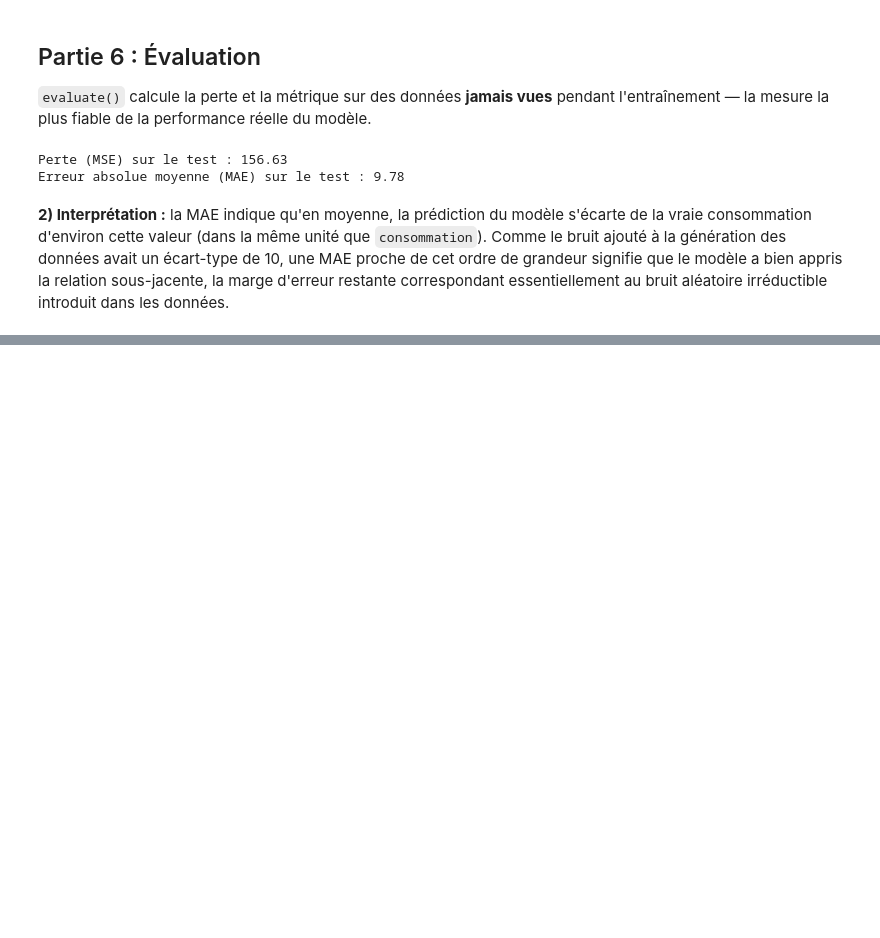
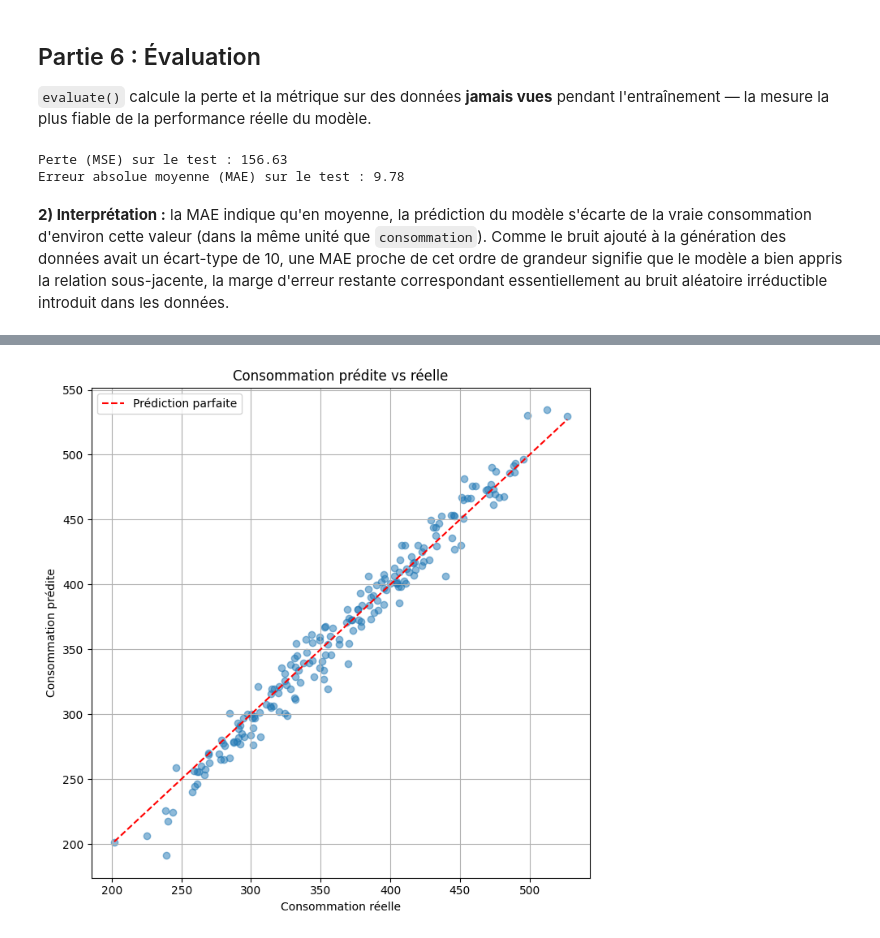
Before and after one commit to harounambaye/Tensorflow_Iot_Energy_Prediction, a Jupyter notebook: notebooks/Tensorflow_Iot_Energy_Prediction.ipynb, the cells around one changed output, grey strips where cells are left out. Cells and saved outputs as stored; diff of their text form; code cells hidden in the pictures; blank space fills up the shorter version.

Commit message:
Partie 7 : Prédiction

```diff
--- a/notebooks/Tensorflow_Iot_Energy_Prediction.ipynb
+++ b/notebooks/Tensorflow_Iot_Energy_Prediction.ipynb
@@ -229,0 +234,9 @@ Erreur absolue moyenne (MAE) sur le test : 9.78
+# %%
+# 1) Prédictions sur les données de test
+y_pred = modele.predict(X_test, verbose=0).flatten()
+
+# 2) Comparaison prédictions vs valeurs réelles
+comparaison = np.column_stack([y_test[:10], y_pred[:10]])
+print("Réel vs Prédit (10 premiers exemples) :")
+for reel, predit in comparaison:
+    print(f"  Réel : {reel:.2f}  |  Prédit : {predit:.2f}  |  Écart : {abs(reel - predit):.2f}")
@@ -229,0 +255,14 @@ Erreur absolue moyenne (MAE) sur le test : 9.78
+# %%
+# 3) Visualisation : prédictions vs valeurs réelles
+plt.figure(figsize=(7, 7))
+plt.scatter(y_test, y_pred, alpha=0.5, color="tab:blue")
+plt.plot([y_test.min(), y_test.max()], [y_test.min(), y_test.max()], color="red", linestyle="--", label="Prédiction parfaite")
+plt.title("Consommation prédite vs réelle")
+plt.xlabel("Consommation réelle")
+plt.ylabel("Consommation prédite")
+plt.legend()
+plt.grid(True)
+plt.tight_layout()
+plt.show()
+# %% [output]
+[figure, added]
```
Also changed, not shown: parts of 2 cells of this notebook.
